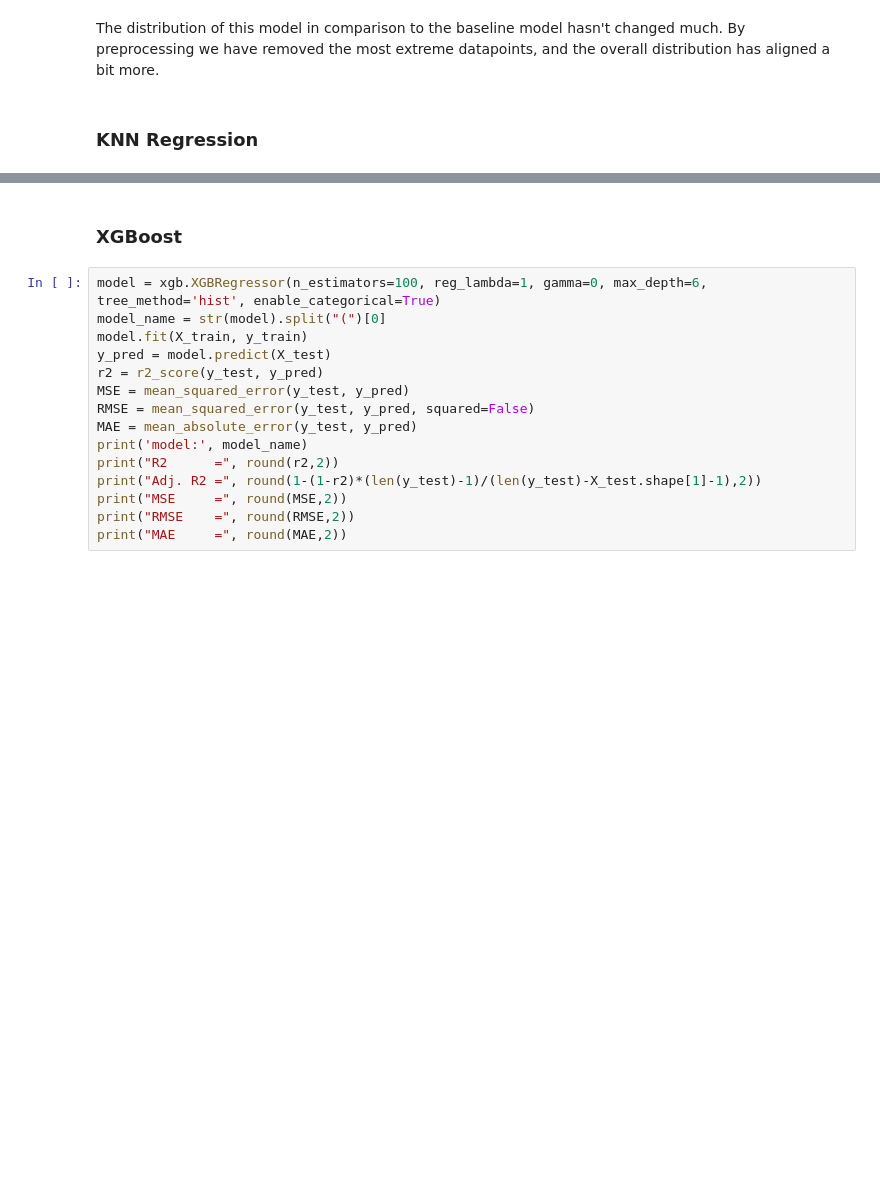
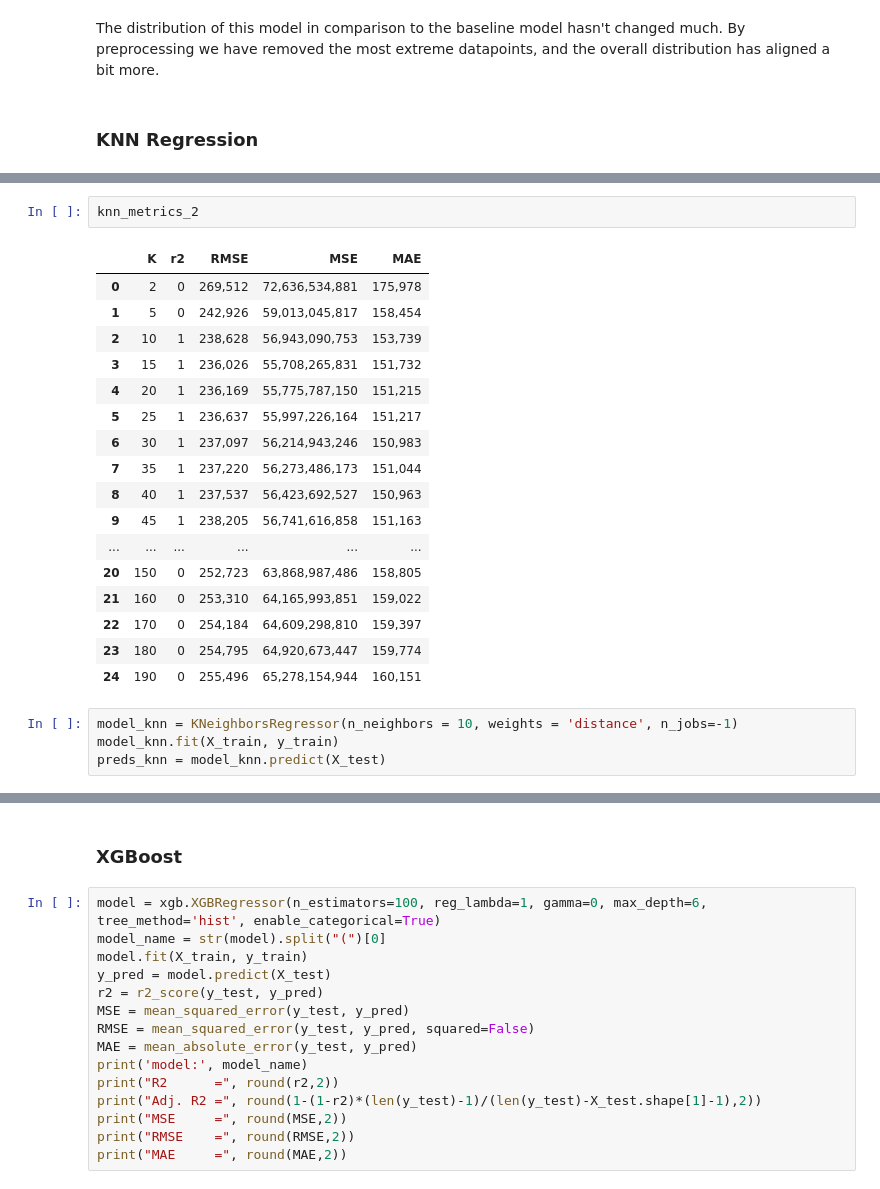
Before and after one commit to Yinguin/data_mid_bootcamp_project_regression, a Jupyter notebook: mid-bootcamp-project-regression.ipynb, the cells around one changed output, grey strips where cells are left out. Saved outputs shown, nothing was run; the diff lists cells and outputs as text; blank space fills up the shorter version.

```diff
--- a/mid-bootcamp-project-regression.ipynb
+++ b/mid-bootcamp-project-regression.ipynb
@@ -978,0 +1035,24 @@ The distribution of this model in comparison to the baseline model hasn't change
+# %%
+knn_metrics_2
+# %% [output]
+|  | K | r2 | RMSE | MSE | MAE |
+| 0 | 2 | 0 | 269,512 | 72,636,534,881 | 175,978 |
+| 1 | 5 | 0 | 242,926 | 59,013,045,817 | 158,454 |
+| 2 | 10 | 1 | 238,628 | 56,943,090,753 | 153,739 |
+| 3 | 15 | 1 | 236,026 | 55,708,265,831 | 151,732 |
+| 4 | 20 | 1 | 236,169 | 55,775,787,150 | 151,215 |
+| 5 | 25 | 1 | 236,637 | 55,997,226,164 | 151,217 |
+| 6 | 30 | 1 | 237,097 | 56,214,943,246 | 150,983 |
+| 7 | 35 | 1 | 237,220 | 56,273,486,173 | 151,044 |
+| 8 | 40 | 1 | 237,537 | 56,423,692,527 | 150,963 |
+| 9 | 45 | 1 | 238,205 | 56,741,616,858 | 151,163 |
+| ... | ... | ... | ... | ... | ... |
+| 20 | 150 | 0 | 252,723 | 63,868,987,486 | 158,805 |
+| 21 | 160 | 0 | 253,310 | 64,165,993,851 | 159,022 |
+| 22 | 170 | 0 | 254,184 | 64,609,298,810 | 159,397 |
+| 23 | 180 | 0 | 254,795 | 64,920,673,447 | 159,774 |
+| 24 | 190 | 0 | 255,496 | 65,278,154,944 | 160,151 |
+# %%
+model_knn = KNeighborsRegressor(n_neighbors = 10, weights = 'distance', n_jobs=-1)
+model_knn.fit(X_train, y_train)
+preds_knn = model_knn.predict(X_test)
```
Also changed, not shown: parts of 13 cells of this notebook.
